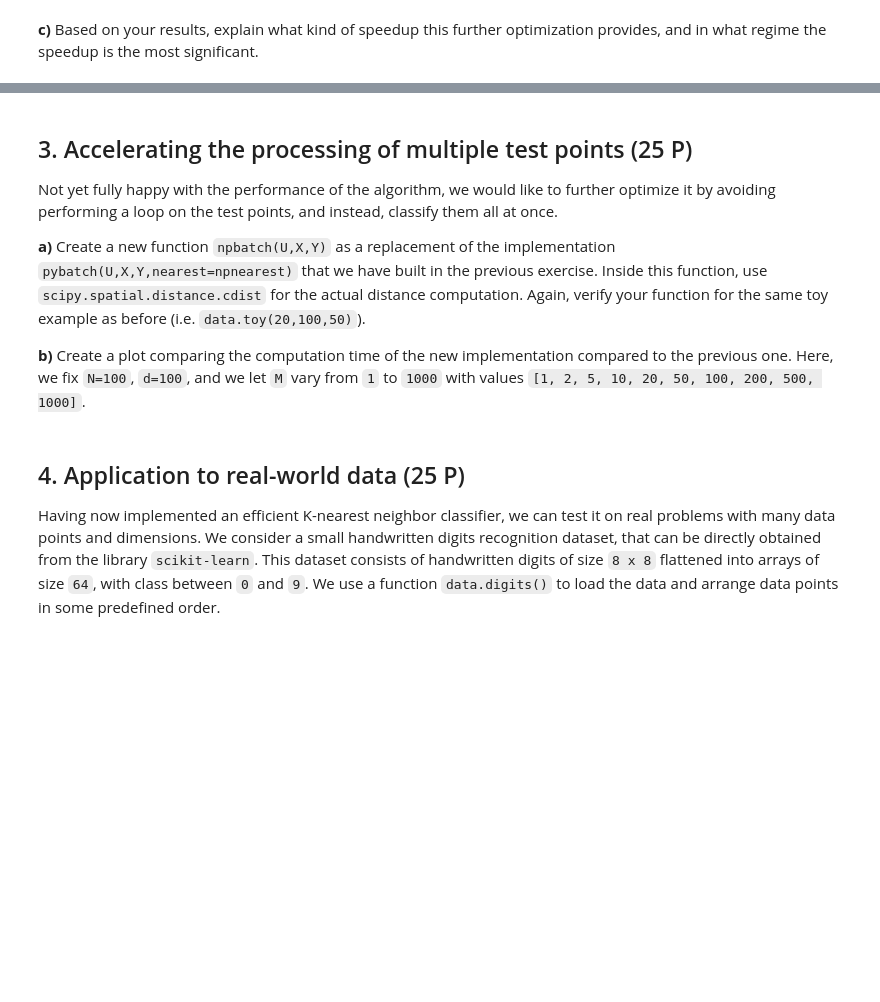
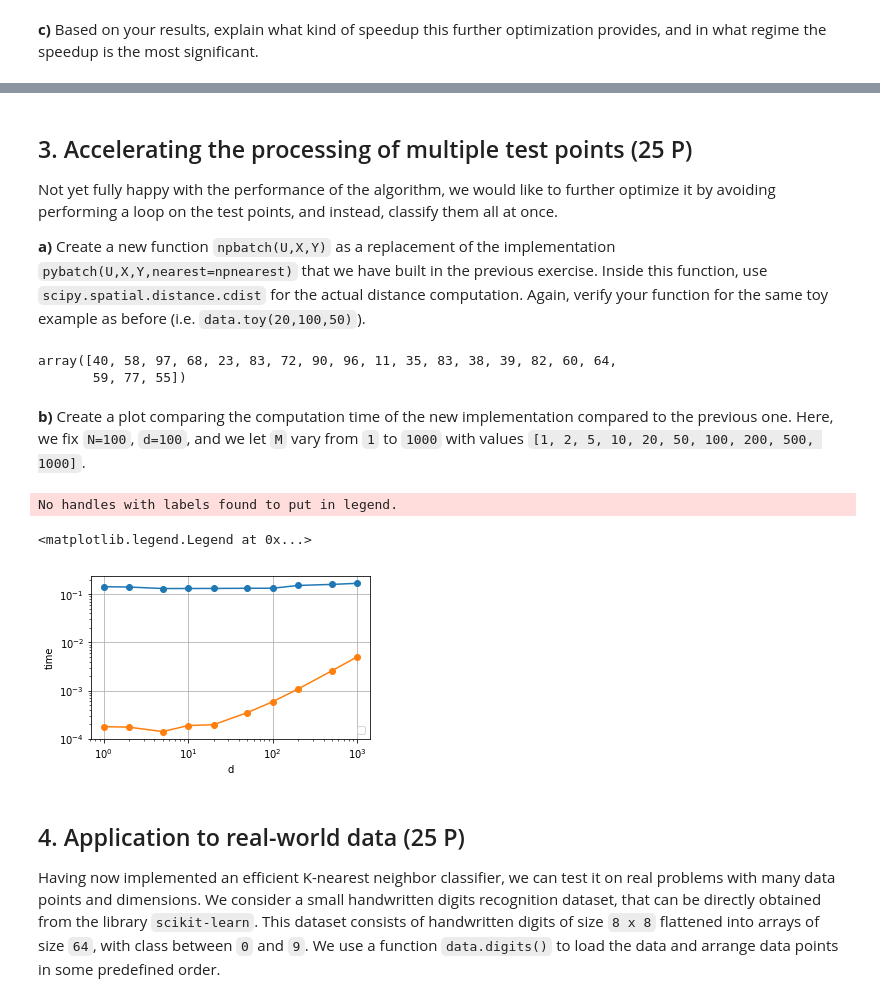
Before and after one commit to thnake/mlpy, a Jupyter notebook: ex2/sheet2.ipynb, the cells around one changed output, grey strips where cells are left out. Drawn from its saved outputs; the diff is of its cells as text; code cells hidden in the pictures; blank space fills up the shorter version.

```diff
--- a/ex2/sheet2.ipynb
+++ b/ex2/sheet2.ipynb
@@ -213,15 +225,54 @@ raise NotImplementedError("Replace this line by your code.")
 Not yet fully happy with the performance of the algorithm, we would like to further optimize it by avoiding performing a loop on the test points, and instead, classify them all at once.
 
 **a)** Create a new function `npbatch(U,X,Y)` as a replacement of the implementation `pybatch(U,X,Y,nearest=npnearest)` that we have built in the previous exercise. Inside this function, use `scipy.spatial.distance.cdist` for the actual distance computation. Again, verify your function for the same toy example as before (i.e. `data.toy(20,100,50)`).
-
-**b)** Create a plot comparing the computation time of the new implementation compared to the previous one. Here, we fix `N=100`, `d=100`, and we let `M` vary from `1` to `1000` with values `[1, 2, 5, 10, 20, 50, 100, 200, 500, 1000]`.
 # %%
 def npbatch(U, X, Y, nearest=npnearest, distance=npdistance):
     # >>>>> YOUR CODE HERE
-    raise NotImplementedError("Replace this line by your code.")
+    d=scipy.spatial.distance.cdist(U,X,'euclidean')
+    xd=np.argmin(d, axis=1)
+
+    return Y[xd]
     # <<<<< END YOUR CODE
+# %%
+U,X,Y=data.toy(20,100,50)
+d=scipy.spatial.distance.cdist(U,X,'euclidean')
+xd=np.argmin(d, axis=1)
+xd
+# %% [output]
+array([40, 58, 97, 68, 23, 83, 72, 90, 96, 11, 35, 83, 38, 39, 82, 60, 64,
+       59, 77, 55])
 # %%
 assert numpy.all(pybatch(U, X, Y) == npbatch(U, X, Y))
+# %% [markdown]
+**b)** Create a plot comparing the computation time of the new implementation compared to the previous one. Here, we fix `N=100`, `d=100`, and we let `M` vary from `1` to `1000` with values `[1, 2, 5, 10, 20, 50, 100, 200, 500, 1000]`.
+# %%
+# >>>>> YOUR CODE HERE
+dlist = [1, 2, 5, 10, 20, 50, 100, 200, 500, 1000]
+
+tlist = []
+tlistnp = []
+for d in dlist:
+    U, X, Y = data.toy(100, 100, d)
+    a = time.clock()
+    pybatch(U, X, Y,nearest=npnearest, distance=npdistance)
+    b = time.clock()
+    tlist += [b - a]
+
+    a = time.clock()
+    npbatch(U, X, Y , nearest=npnearest, distance=npdistance)
+    b = time.clock()
+    tlistnp += [b - a]
+
+plt.figure(figsize=(5, 3))
+plt.plot(dlist, tlist, '-o')
+plt.plot(dlist, tlistnp, '-o')
+plt.xscale('log'); plt.yscale('log'); plt.xlabel('d'); plt.ylabel('time'); plt.grid(True)
+plt.legend()
+# <<<<< END YOUR CODE
+# %% [output]
+No handles with labels found to put in legend.
+<matplotlib.legend.Legend at 0x...>
+[figure, added]
 # %% [markdown]
 ## 4. Application to real-world data (25 P)
 
```
Also changed, not shown: parts of 14 cells of this notebook.
